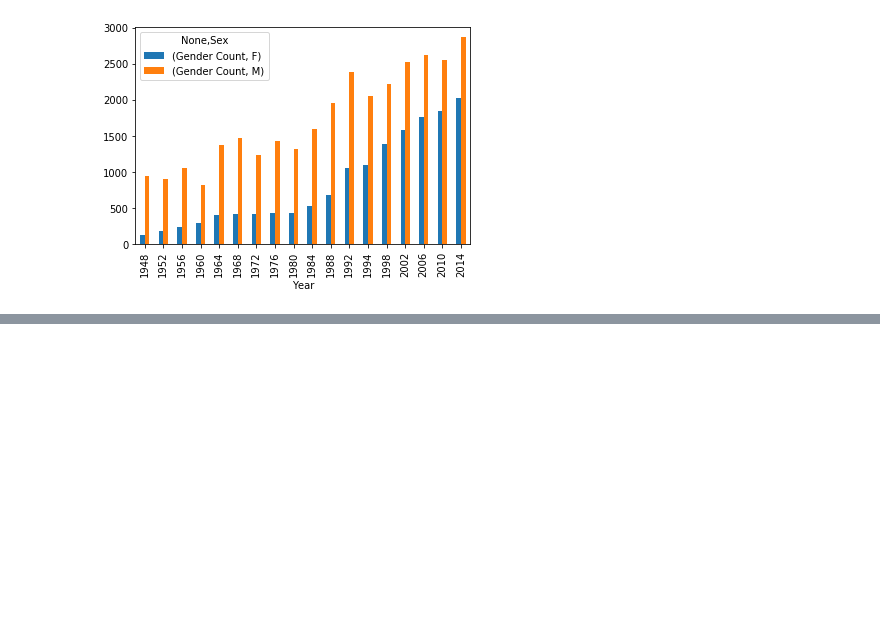
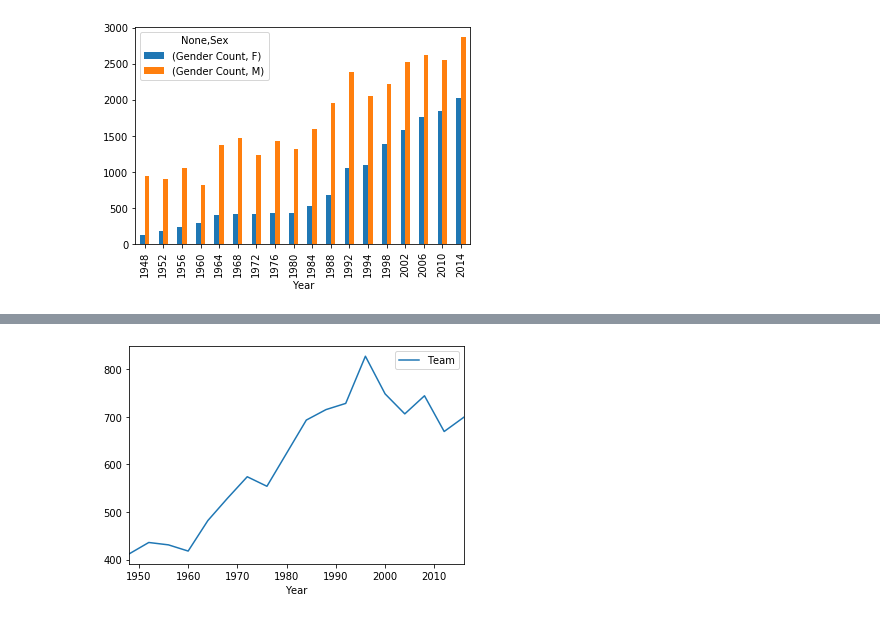
Before and after one commit to tysorensen/project1-group1, a Jupyter notebook: olympic_data.ipynb, the cells around one changed output, grey strips where cells are left out. Cells and saved outputs as stored; diff of their text form; code cells hidden in the pictures; blank space fills up the shorter version.

```diff
--- a/olympic_data.ipynb
+++ b/olympic_data.ipynb
@@ -171,0 +200,20 @@ gender_line_graph = gender_count_rename.plot.bar()
+# %%
+# NUMBER OF us ATHLETES IN SUMMER OLYMPICS
+
+us_only_summer = summer_olympics.loc[summer_olympics['Team'] == 'United States']
+
+athletes_us_df = pd.DataFrame(us_only_summer)
+athletes_us_df
+
+group_year = athletes_us_df.groupby(["Year"])
+group_year
+
+athlete_us_count = group_year["Team"].count()
+athlete_us_count
+
+athlete_us_count_df = pd.DataFrame(athlete_us_count)
+athlete_us_count_df
+
+athlete_us_count_line = athlete_us_count_df.plot.line()
+# %% [output]
+[figure, added]
```
Also changed, not shown: parts of 7 cells of this notebook.
